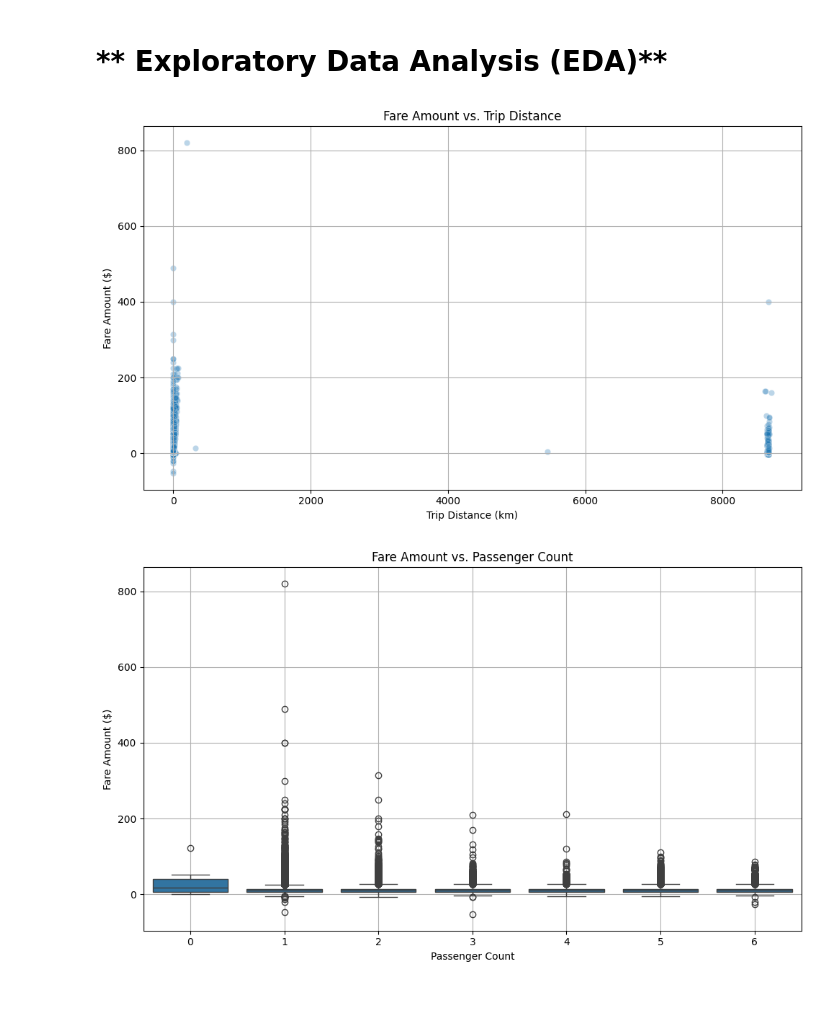
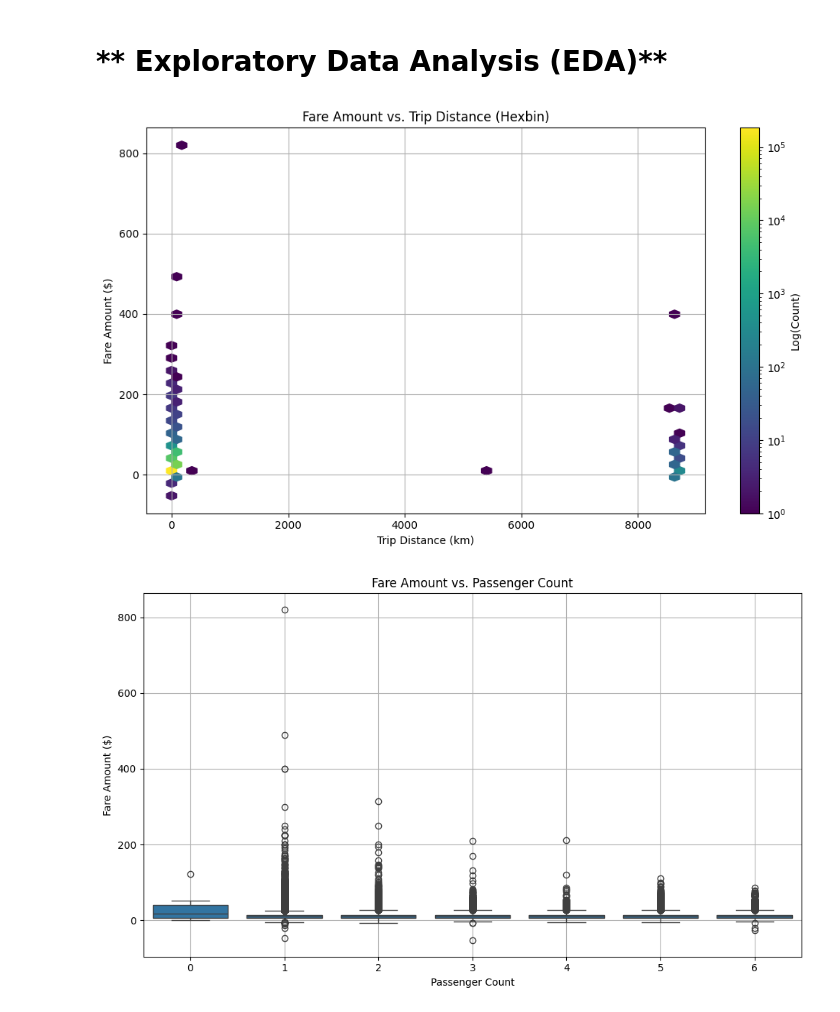
Before and after one commit to ArunK-ML/Project---TripFare-Predicting-Urban-Taxi-Fare-with-Machine-Learning, a Jupyter notebook: TripFare_ML_1.ipynb, the cells around one changed output. Saved outputs shown, nothing was run; the diff lists cells and outputs as text; code cells hidden in the pictures.

```diff
--- a/TripFare_ML_1.ipynb
+++ b/TripFare_ML_1.ipynb
@@ -218,22 +197,12 @@ df['tpep_pickup_datetime'] = df['tpep_pickup_datetime'].dt.tz_localize('UTC')
 
 # Step 2: Convert to US/Eastern (EDT/EST based on date)
 df['tpep_pickup_datetime_(EDT)'] = df['tpep_pickup_datetime'].dt.tz_convert('US/Eastern')
+
+# Step 1: Localize as UTC
+df['tpep_dropoff_datetime'] = df['tpep_dropoff_datetime'].dt.tz_localize('UTC')
+
+# Step 2: Convert to US/Eastern (EDT/EST based on date)
+df['tpep_dropoff_datetime_(EDT)'] = df['tpep_dropoff_datetime'].dt.tz_convert('US/Eastern')
-# %%
-df["Pickup_Month"] = df["tpep_pickup_datetime"].dt.month
-# %%
-# pickup_season = 	Spring/Summer/Fall/Winter (based on month)
-
-def get_season(month):
-    if month in [12, 1, 2]:
-        return 'Winter'
-    elif month in [3, 4, 5]:
-        return 'Spring'
-    elif month in [6, 7, 8]:
-        return 'Summer'
-    else:
-        return 'Fall'
-
-df['pickup_season'] = df['Pickup_Month'].apply(get_season)
 # %%
 df.info()
 # %% [output]
@@ -256,0 +226,2 @@ memory usage: 42.9+ MB
+# %%
+df = df.drop(columns=["pickup_longitude","pickup_latitude","dropoff_longitude","dropoff_latitude"])
@@ -259,24 +266,26 @@ memory usage: 42.9+ MB
 # %%
 #  Fare vs. Distance: Exploratory Data Analysis
 
 # ----------------------------
 # Step 3: Scatter Plot (Fare vs. Distance)
 # ----------------------------
 plt.figure(figsize=(10, 6))
-sns.scatterplot(
-    data=df,
-    x='trip_distance_km',
-    y='fare_amount',
-    alpha=0.3
+plt.hexbin(
+    df['trip_distance_km'],
+    df['fare_amount'],
+    gridsize=50,
+    cmap='viridis',
+    bins='log'
 )
-plt.title('Fare Amount vs. Trip Distance')
+plt.colorbar(label='Log(Count)')
+plt.title('Fare Amount vs. Trip Distance (Hexbin)')
 plt.xlabel('Trip Distance (km)')
 plt.ylabel('Fare Amount ($)')
 plt.grid(True)
 plt.tight_layout()
 plt.show()
 # %% [output]
-[figure, old version]
+[figure, new version]
 # %%
 # ----------------------------
 # Plot: Fare vs. Passenger Count
```
Also changed, not shown: parts of 32 cells of this notebook.
